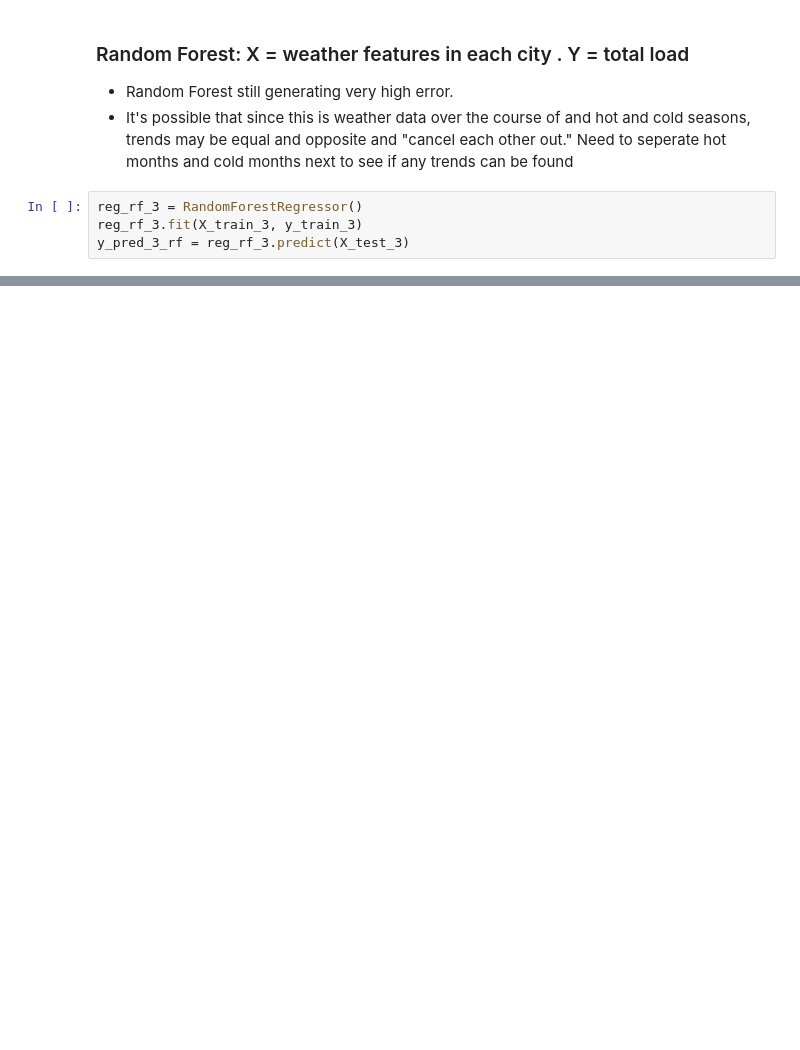
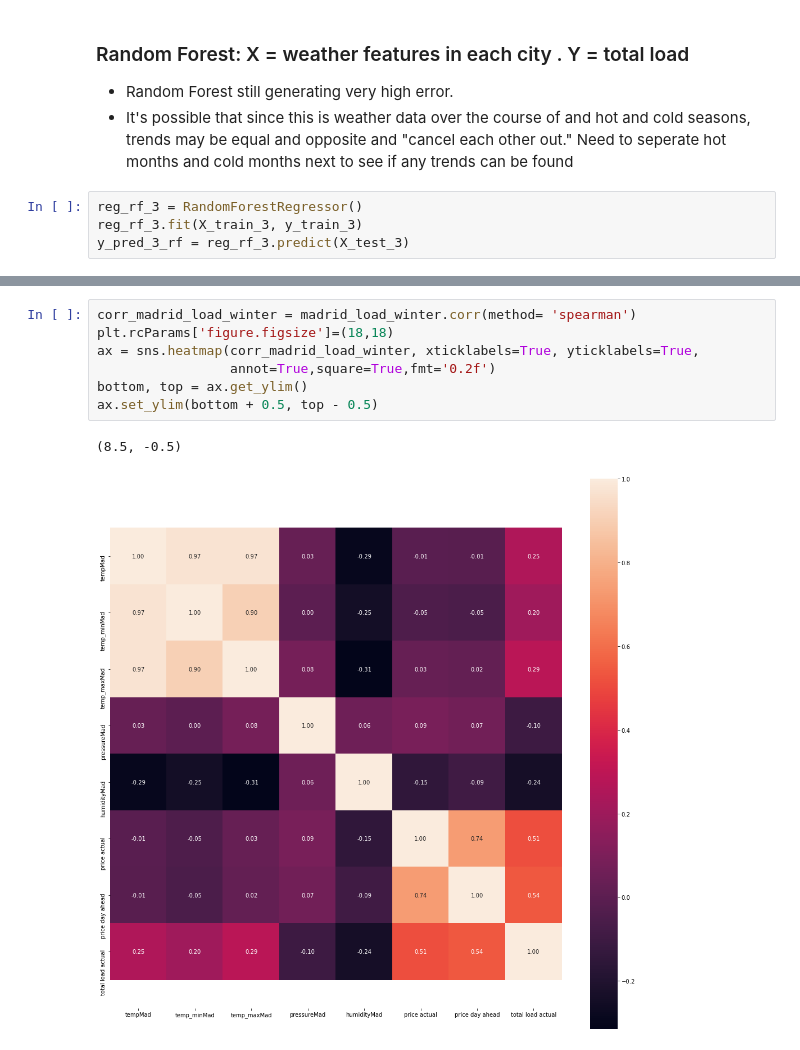
Before and after one commit to dbolis/Spain-Energy-Data-Analysis, a Jupyter notebook: EnergyNotebook.ipynb, the cells around one changed output, grey strips where cells are left out. Saved outputs shown, nothing was run; the diff lists cells and outputs as text; blank space fills up the shorter version.

```diff
--- a/EnergyNotebook.ipynb
+++ b/EnergyNotebook.ipynb
@@ -721,0 +747,10 @@ Mean Squared Error: 8821099.101350341
+# %%
+corr_madrid_load_winter = madrid_load_winter.corr(method= 'spearman')
+plt.rcParams['figure.figsize']=(18,18)
+ax = sns.heatmap(corr_madrid_load_winter, xticklabels=True, yticklabels=True,
+                 annot=True,square=True,fmt='0.2f')
+bottom, top = ax.get_ylim()
+ax.set_ylim(bottom + 0.5, top - 0.5)
+# %% [output]
+(8.5, -0.5)
+[figure, added]
```
Also changed, not shown: parts of 41 cells of this notebook.
